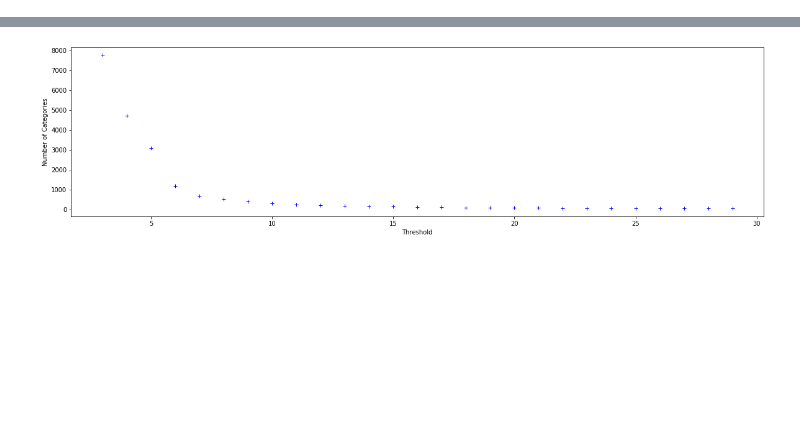
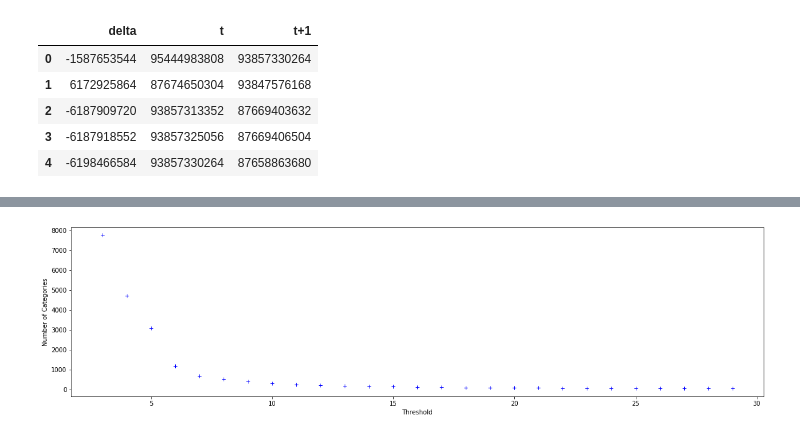
Before and after one commit to laurelwoods0102/tensorflow-page-fault-prediction, a Jupyter notebook: SEG/SEG_prediction.ipynb, the cells around one changed output, grey strips where cells are left out. Drawn from its saved outputs; the diff is of its cells as text; code cells hidden in the pictures; blank space fills up the shorter version.

```diff
--- a/SEG/SEG_prediction.ipynb
+++ b/SEG/SEG_prediction.ipynb
@@ -30,3 +22,15 @@ with open("data/SEG_delta_pattern_length_{}_string.csv".format(pattern_length),
+# %%
+pattern_length = 4
+
+dataset = pd.read_csv("data/SEG_dataset_{}.csv".format(pattern_length))
+dataset.head()
+# %% [output]
+|  | delta | t | t+1 |
+| 0 | -1587653544 | 95444983808 | 93857330264 |
+| 1 | 6172925864 | 87674650304 | 93847576168 |
+| 2 | -6187909720 | 93857313352 | 87669403632 |
+| 3 | -6187918552 | 93857325056 | 87669406504 |
+| 4 | -6198466584 | 93857330264 | 87658863680 |
 # %%
 from sklearn.model_selection import train_test_split
 
```
Also changed, not shown: parts of 13 cells of this notebook, 1 other file.
